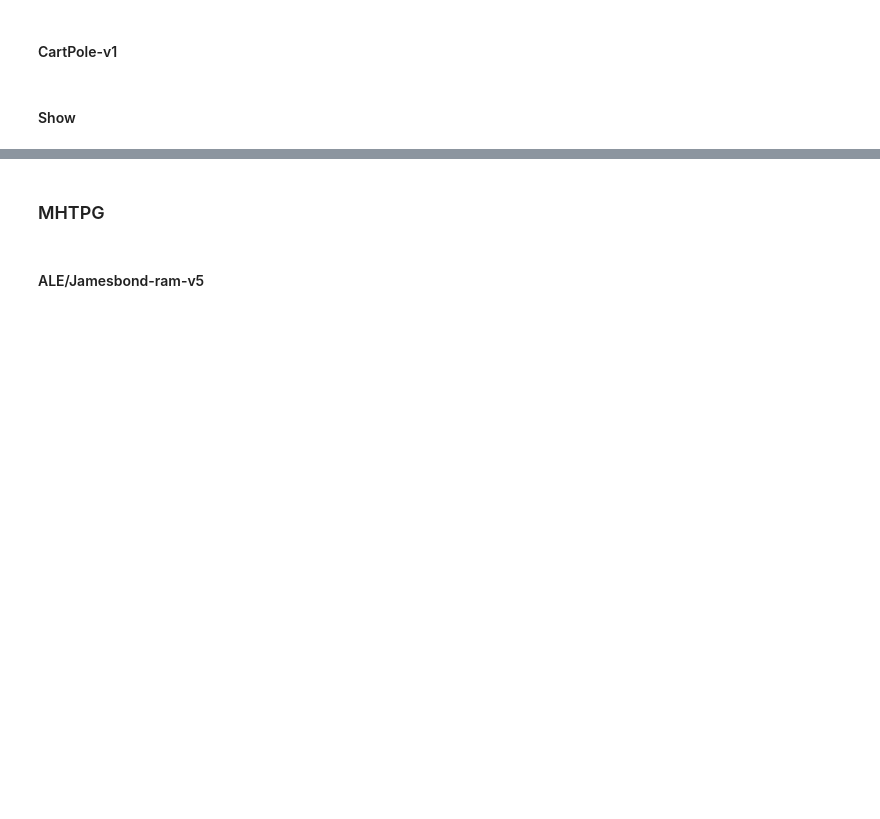
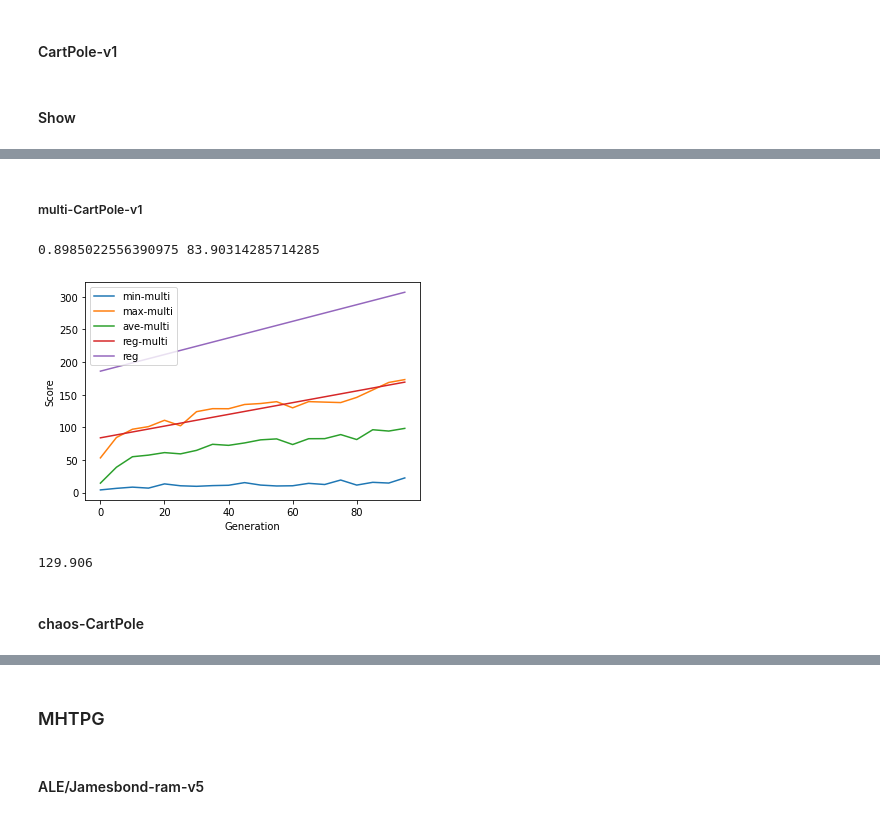
Before and after one commit to oyako-li/TPG, a Jupyter notebook: profile.ipynb, the cells around one changed output, grey strips where cells are left out. Drawn from its saved outputs; the diff is of its cells as text; code cells hidden in the pictures; blank space fills up the shorter version.

Commit message:
update results

```diff
--- a/profile.ipynb
+++ b/profile.ipynb
@@ -47,7 +47,7 @@ def log_load(title , task, renge, _step=5):
     mi = np.array(__min)
     ma = np.array(__max)
     av = np.array(__ave)
-
+    if not end: raise Exception('noLoading', title)
     return mi, ma, av, end
 # %%
 def log_accumlation(title, task, _renge=100, _step=5):
@@ -568,2 +601,67 @@ print(av[-1]-av[0])
 [figure]
 129.906
+# %% [markdown]
+##### multi-CartPole-v1
+# %%
+prefix = './log/CartPole-v1/2022-12-19/'
+files = [
+    f'{prefix}15-08-26',
+    f'{prefix}15-05-16',
+    f'{prefix}15-04-24',
+    f'{prefix}15-02-15',
+    f'{prefix}15-01-38',
+    f'{prefix}15-00-00',
+    f'{prefix}14-58-14',
+    f'{prefix}14-57-42',
+    f'{prefix}14-56-56',
+    f'{prefix}14-55-39'
+]
+task="CartPole-v1"
+# %%
+renge=100
+step=5
+ends = (renge//step)
+
+mi_multi = np.zeros(ends)
+ma_multi = np.zeros(ends)
+av_multi = np.zeros(ends)
+end=0
+for file in files:
+    _mi, _ma, _av, end = log_load(file,task, renge=renge, _step=step)
+    assert _mi.size==mi_multi.size, f'{file} {_mi.size} dont match'
+    mi_multi=np.add(mi_multi,_mi)
+    ma_multi=np.add(ma_multi,_ma)
+    av_multi=np.add(av_multi,_av)
+mi_multi=np.divide(mi_multi,10)
+ma_multi=np.divide(ma_multi,10)
+av_multi=np.divide(av_multi,10)
+ge = np.arange((ends-mi_multi.size)*step, ends*step, step)
+
+a,b=np.polyfit(ge,ma_multi,1)
+fh_multi=a*ge+b
+print(a,b)
+title = f"./results/tpg-multi-{task.replace('/','-')}"
+plt.plot(ge, mi_multi, label='min-multi')
+plt.plot(ge, ma_multi, label='max-multi')
+plt.plot(ge, av_multi, label='ave-multi')
+plt.plot(ge, fh_multi, label='reg-multi')
+# plt.plot(ge, mi, label='min')
+# plt.plot(ge, ma, label='max')
+# plt.plot(ge, av, label='ave')
+plt.plot(ge, fh, label='reg')
+
+
+plt.ylabel('Score')
+plt.xlabel('Generation')
+plt.legend()
+plt.savefig(f"{title}.png")
+plt.show()
+with open(f'{title}.txt','w') as f:
+    f.write(f'min-min:{min(mi)}, max-min:{min(ma)}, ave-min:{min(av)}, min-max:{max(mi)}, max-max:{max(ma)}, ave-max:{max(av)}, min-ave:{sum(mi)/len(mi)}, max-ave:{sum(ma)/len(ma)}, ave-ave:{sum(av)/len(av)}, fh-a:{a}, fh-b:{b}')
+print(av[-1]-av[0])
+# %% [output]
+0.8985022556390975 83.90314285714285
+[figure, added]
+129.906
+# %% [markdown]
+#### chaos-CartPole
```
Also changed, not shown: parts of 49 cells of this notebook, 21 other files.
